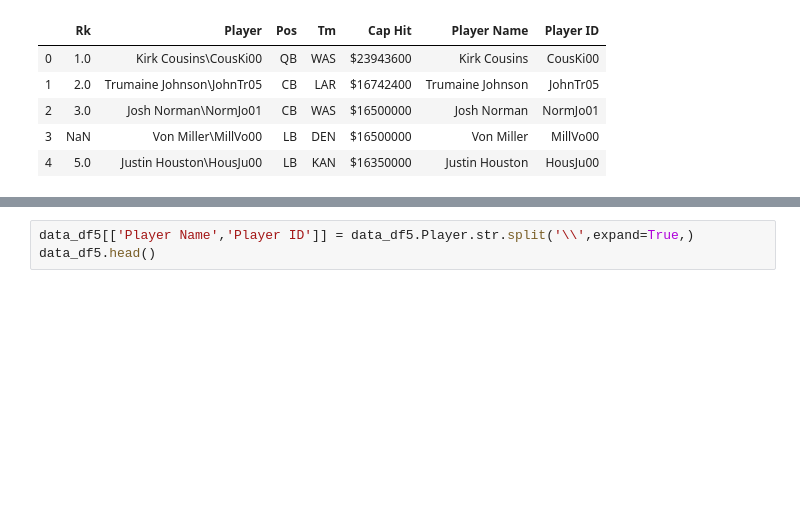
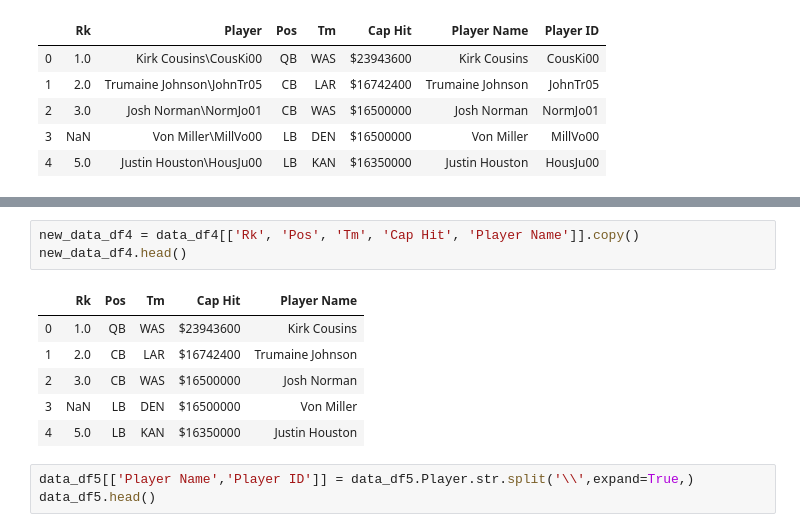
Before and after one commit to paholland/ETL_Project, a Jupyter notebook: Team_ETL.ipynb, the cells around one changed output, grey strips where cells are left out. Saved outputs shown, nothing was run; the diff lists cells and outputs as text; blank space fills up the shorter version.

```diff
--- a/Team_ETL.ipynb
+++ b/Team_ETL.ipynb
@@ -202,3 +212,13 @@ Index(['Rk', 'Player', 'Pos', 'Tm', 'Cap Hit'], dtype='object')
+# %%
+new_data_df4 = data_df4[['Rk', 'Pos', 'Tm', 'Cap Hit', 'Player Name']].copy()
+new_data_df4.head()
+# %% [output]
+|  | Rk | Pos | Tm | Cap Hit | Player Name |
+| 0 | 1.0 | QB | WAS | $23943600 | Kirk Cousins |
+| 1 | 2.0 | CB | LAR | $16742400 | Trumaine Johnson |
+| 2 | 3.0 | CB | WAS | $16500000 | Josh Norman |
+| 3 | NaN | LB | DEN | $16500000 | Von Miller |
+| 4 | 5.0 | LB | KAN | $16350000 | Justin Houston |
 # %%
 data_df5[['Player Name','Player ID']] = data_df5.Player.str.split('\\',expand=True,)
 data_df5.head()
```
Also changed, not shown: parts of 17 cells of this notebook.
